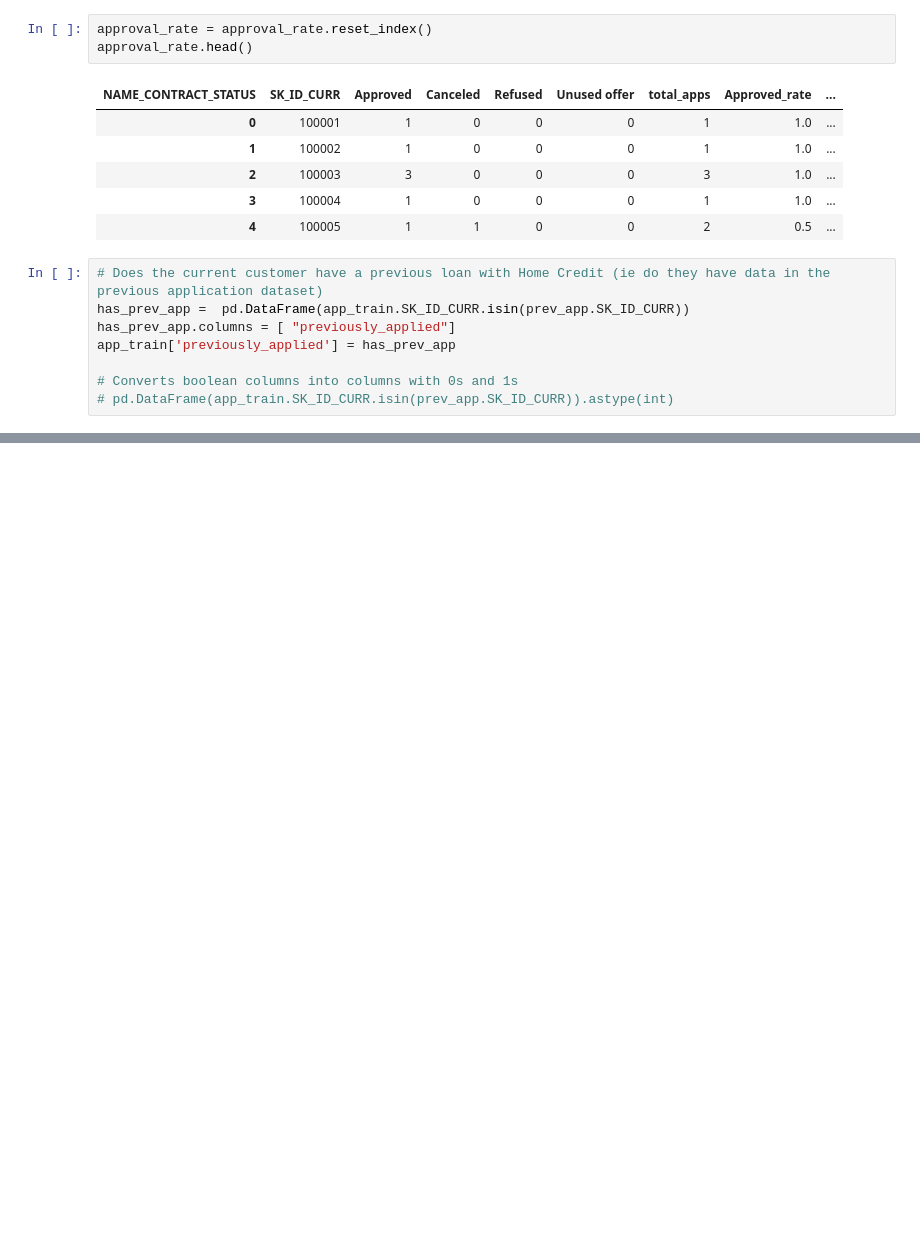
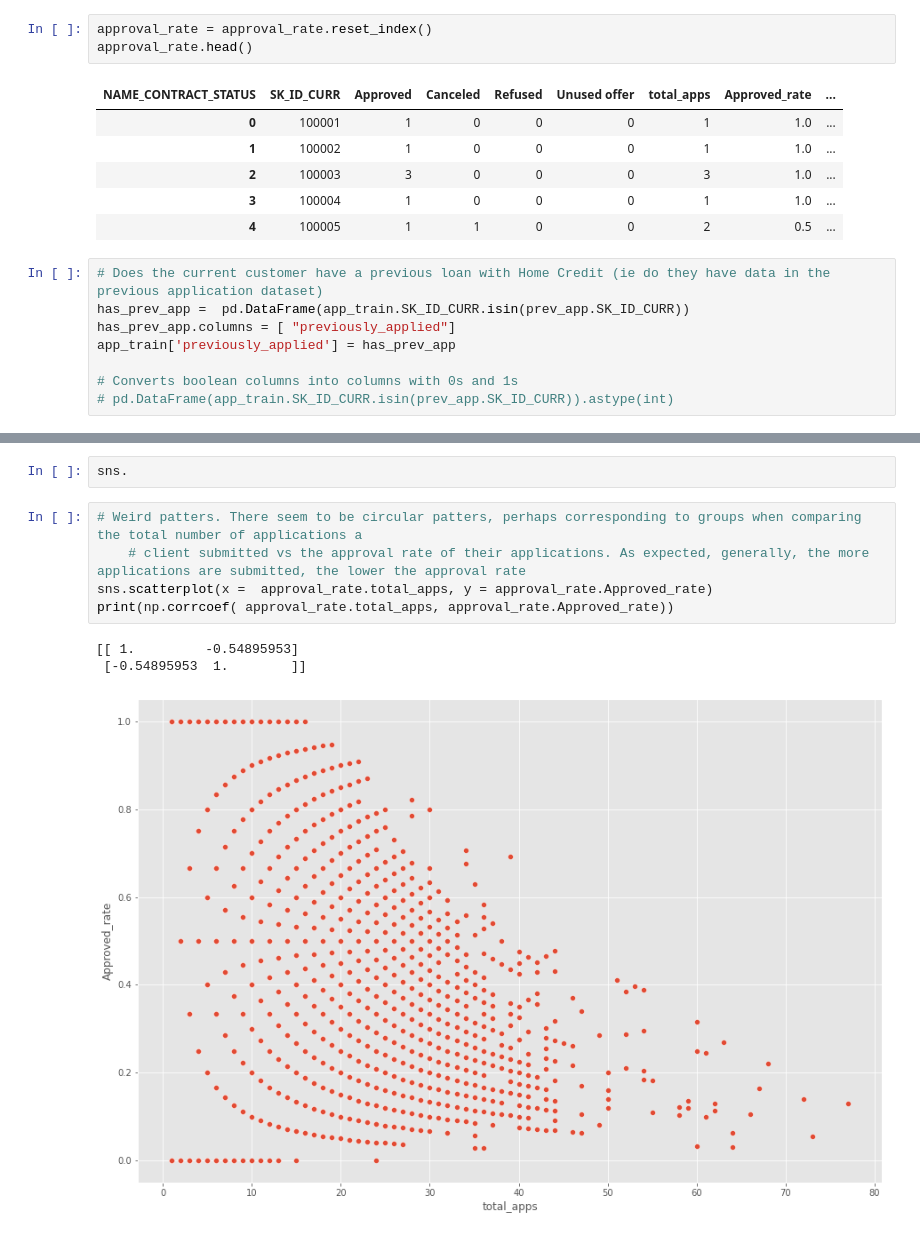
Before and after one commit to Antonio-Avila/Home-Credit-Default, a Jupyter notebook: Previous_Apps.ipynb, the cells around one changed output, grey strips where cells are left out. Cells and saved outputs as stored; diff of their text form; blank space fills up the shorter version.

```diff
--- a/Previous_Apps.ipynb
+++ b/Previous_Apps.ipynb
@@ -132,0 +177,11 @@ join(other, on=None, how='left', lsuffix='', rsuffix='', sort=False) -> 'DataFra
+# %%
+sns.
+# %%
+# Weird patters. There seem to be circular patters, perhaps corresponding to groups when comparing the total number of applications a
+    # client submitted vs the approval rate of their applications. As expected, generally, the more applications are submitted, the lower the approval rate
+sns.scatterplot(x =  approval_rate.total_apps, y = approval_rate.Approved_rate)
+print(np.corrcoef( approval_rate.total_apps, approval_rate.Approved_rate))
+# %% [output]
+[[ 1.         -0.54895953]
+ [-0.54895953  1.        ]]
+[figure, added]
```
Also changed, not shown: parts of 14 cells of this notebook.
